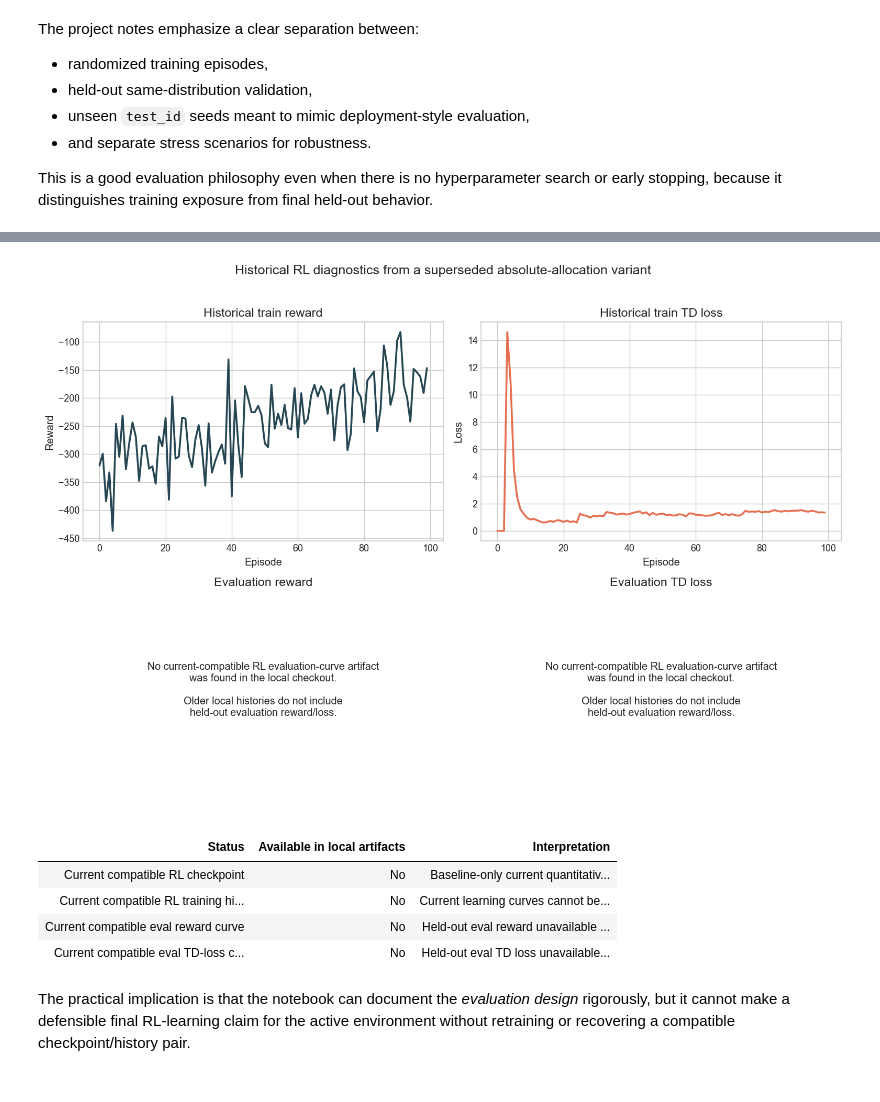
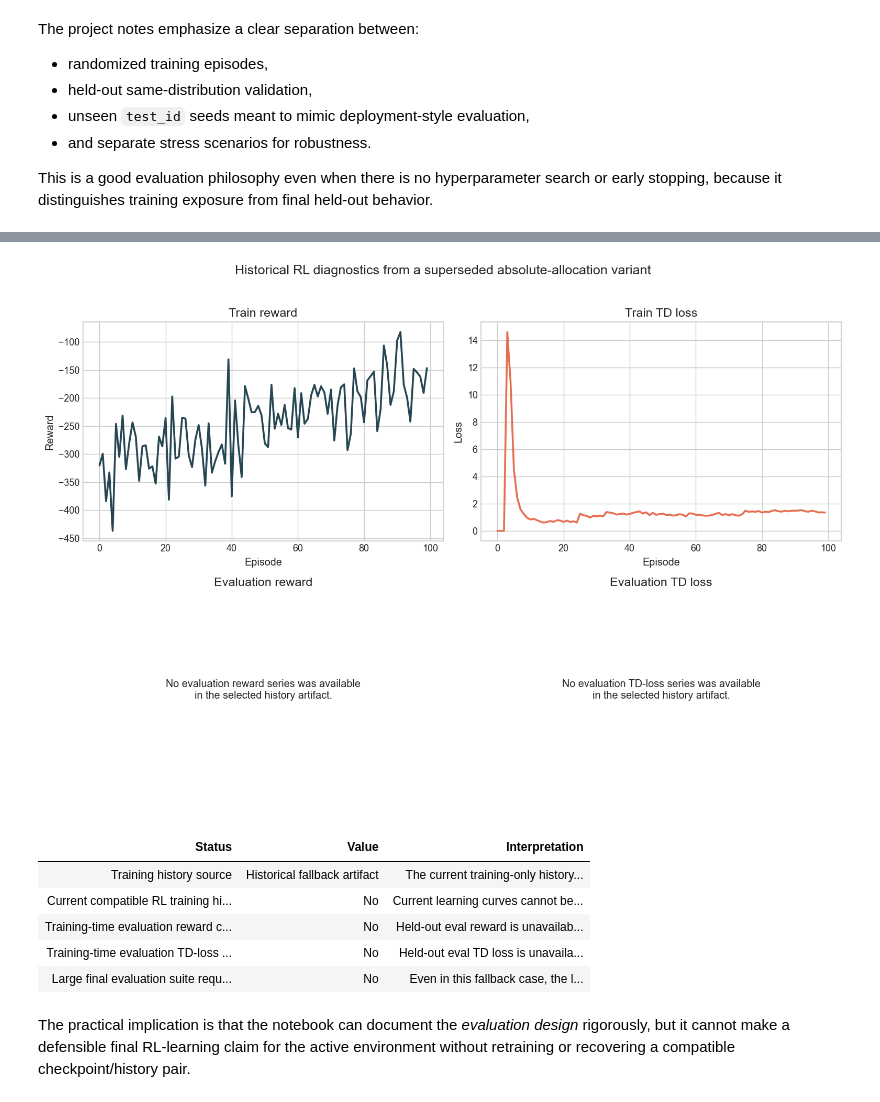
Before and after one commit to AugustHolmDTU/advanced-business-analytics, a Jupyter notebook: exam_submission/exam_storyline.ipynb, the cells around one changed output, grey strips where cells are left out. Drawn from its saved outputs; the diff is of its cells as text; code cells hidden in the pictures.

Commit message:
changed train and eval loss path

```diff
--- a/exam_submission/exam_storyline.ipynb
+++ b/exam_submission/exam_storyline.ipynb
@@ -36,7 +36,7 @@ from exam_submission.utils.artifact_finder import artifact_table, missing_notes
 from exam_submission.utils.load_artifacts import (
     load_core_configs,
     load_heldout_runs,
-    load_legacy_training_history,
+    load_training_history,
     load_reward_sweep_summary,
     load_suite_outputs,
 )
@@ -44,7 +44,7 @@ from exam_submission.utils.plotting import (
     POLICY_LABELS,
     plot_corridor_schematic,
     plot_demand_profile,
-    plot_historical_training,
+    plot_training_history,
     plot_policy_rollout_panel,
     plot_reward_sweep,
     plot_spatial_awareness,
@@ -72,7 +72,7 @@ experiment_cfg = configs['experiment']
 heldout_runs = load_heldout_runs()
 suite_outputs = load_suite_outputs()
 reward_sweep = load_reward_sweep_summary()
-legacy_history = load_legacy_training_history()
+training_history, training_history_source = load_training_history()
 
 daily_profile = expected_daily_profile(env_cfg)
 artifact_df = pd.DataFrame(artifact_table())
@@ -371,25 +378,65 @@ To stay honest, the figure below is labelled as **historical**. It comes from an
 # %%
-fig, _ = plot_historical_training(legacy_history)
+fig, _ = plot_training_history(training_history, source=training_history_source)
 plt.show()
 
-artifact_status = pd.DataFrame({
-    'Status': ['Current compatible RL checkpoint', 'Current compatible RL training history', 'Current compatible eval reward curve', 'Current compatible eval TD-loss curve'],
-    'Available in local artifacts': ['No', 'No', 'No', 'No'],
-    'Interpretation': [
-        'Baseline-only current quantitative evidence is reproducible.',
-        'Current learning curves cannot be reconstructed from local artifacts.',
-        'Held-out eval reward unavailable for the active final benchmark.',
-        'Held-out eval TD loss unavailable for the active final benchmark.',
-    ],
-})
+if training_history_source == 'current':
+    artifact_status = pd.DataFrame({
+        'Status': [
+            'Training history source',
+            'Current compatible RL training history',
+            'Training-time evaluation reward curve',
+            'Training-time evaluation TD-loss curve',
+            'Large final evaluation suite required for this plot',
+        ],
+        'Value': [
+            'outputs/mobile_mcs_line_abc/rl/history.json',
+            'Yes',
+            'Yes' if pd.DataFrame(training_history).get('eval_mean_reward', pd.Series(dtype=float)).notna().any() else 'No',
+            'Yes' if pd.DataFrame(training_history).get('eval_td_loss', pd.Series(dtype=float)).notna().any() else 'No',
+            'No',
+        ],
+        'Interpretation': [
+            'The notebook is using the current training-only artifact.',
+            'This is the correct artifact for train/eval learning curves in the active benchmark.',
+            'Evaluation reward comes from periodic held-out evaluation during training.',
+            'Evaluation TD loss comes from periodic held-out evaluation during training.',
+            'The full validation/test/stress suite is not needed for this section.',
+        ],
+    })
+else:
+    artifact_status = pd.DataFrame({
+        'Status': [
+            'Training history source',
+            'Current compatible RL training history',
+            'Training-time evaluation reward curve',
+            'Training-time evaluation TD-loss curve',
+            'Large final evaluation suite required for this plot',
+        ],
+        'Value': [
+            'Historical fallback artifact',
+            'No',
+            'No',
+            'No',
+            'No',
+        ],
+        'Interpretation': [
+            'The current training-only history file was not found locally.',
+            'Current learning curves cannot be reconstructed from local artifacts yet.',
+            'Held-out eval reward is unavailable until a new training run produces history.json.',
+            'Held-out eval TD loss is unavailable until a new training run produces history.json.',
+            'Even in this fallback case, the large final evaluation suite is still not needed for this section.',
+        ],
+    })
+
 display(artifact_status.style.hide(axis='index'))
 # %% [output]
-[figure, old version]
+[figure, new version]
-| Status | Available in local artifacts | Interpretation |
-| Current compatible RL checkpoint | No | Baseline-only current quantitativ... |
+| Status | Value | Interpretation |
+| Training history source | Historical fallback artifact | The current training-only history... |
 | Current compatible RL training hi... | No | Current learning curves cannot be... |
-| Current compatible eval reward curve | No | Held-out eval reward unavailable ... |
-| Current compatible eval TD-loss c... | No | Held-out eval TD loss unavailable... |
+| Training-time evaluation reward c... | No | Held-out eval reward is unavailab... |
+| Training-time evaluation TD-loss ... | No | Held-out eval TD loss is unavaila... |
+| Large final evaluation suite requ... | No | Even in this fallback case, the l... |
 # %% [markdown]
 The practical implication is that the notebook can document the *evaluation design* rigorously, but it cannot make a defensible final RL-learning claim for the active environment without retraining or recovering a compatible checkpoint/history pair.
 # %% [markdown]
```
Also changed, not shown: parts of 1 cell of this notebook, 2 other files.
